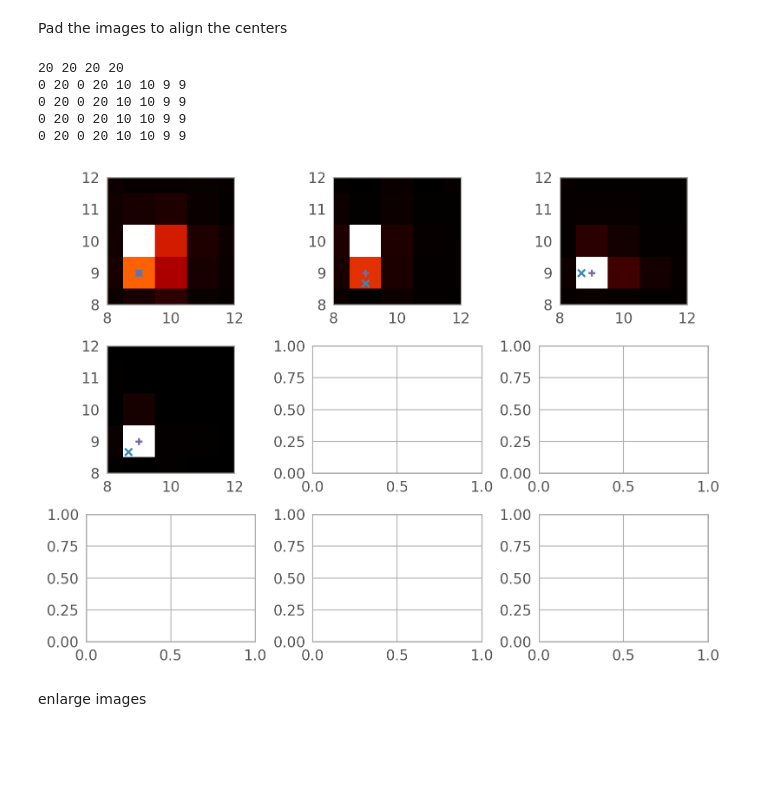
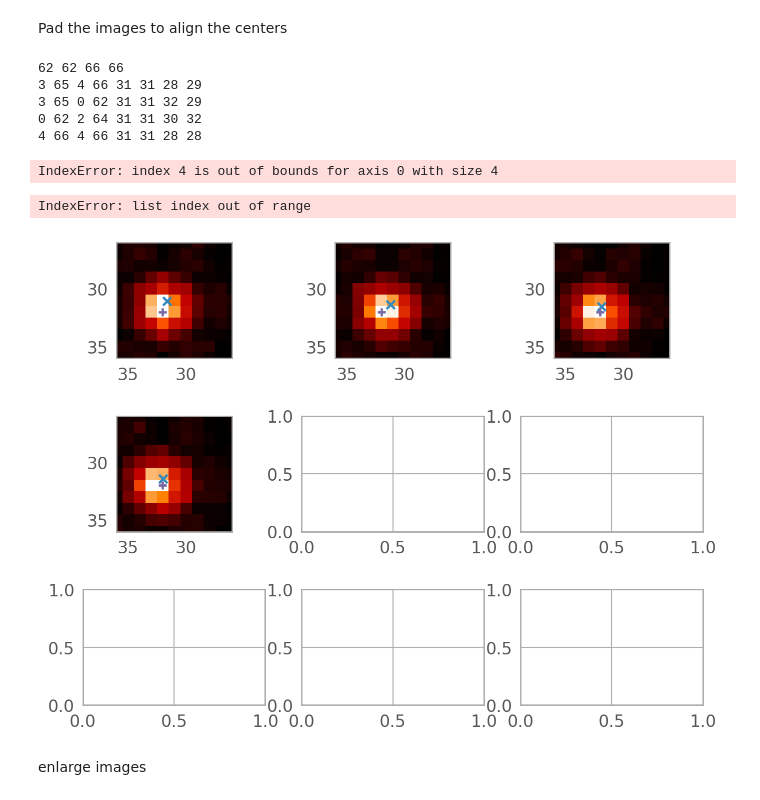
Before and after one commit to Chisen-Lupus/proper-dither, a Jupyter notebook: demo.ipynb, the cells around one changed output. Drawn from its saved outputs; the diff is of its cells as text; code cells hidden in the pictures; blank space fills up the shorter version.

```diff
--- a/demo.ipynb
+++ b/demo.ipynb
@@ -364,14 +318,18 @@ for i in range(9):
     with fits.open(cutout_paths[i]) as hdul:
         data = hdul[1].data
     mean, median, std = sigma_clipped_stats(data, sigma=3.0)
-    daofind = DAOStarFinder(fwhm=3.0, threshold=5.0*std)
+    daofind = DAOStarFinder(fwhm=3.0, threshold=20.0*std)
     sources = daofind(data - median)
-    source = sources[sources['flux']==np.max(sources['flux'])][0]
+    # print(len(sources))
+    distances_to_center = (sources['xcentroid'] - cx)**2 + (sources['ycentroid'] - cy)**2
+    source = sources[distances_to_center==np.min(distances_to_center)][0]
     x = source['xcentroid']
     y = source['ycentroid']
     centroids.append([x, y])
 centroids = np.array(centroids)
 
+centroids = centroids[:4]
+
 centroids
 # %% [output]
 array([[28.096, 28.544],
@@ -387,11 +340,14 @@ array([[28.096, 28.544],
 centroids_floor = np.around(centroids).astype(np.int64)
 centroids_dec = centroids - centroids_floor
 
+centroids_dec -= 0.5
+
 plt.figure(figsize=[4, 4])
 plt.scatter(*centroids_dec.T)
+plt.plot([-0.5, 0.5, 0.5, -0.5, -0.5], [-0.5, -0.5, 0.5, 0.5, -0.5], c='k')
+plt.gca().set_aspect('equal')
 for i in range(9):
     plt.text(centroids_dec[i, 0]-0.1, centroids_dec[i, 1]+0.02, '*'+cutout_paths[i][47:50]+'*.fits')
-plt.plot([-0.5, 0.5, 0.5, -0.5, -0.5], [-0.5, -0.5, 0.5, 0.5, -0.5], c='k')
 # plt.plot([0, 1], [1/3, 1/3], c='k')
 # plt.plot([0, 1], [2/3, 2/3], c='k')
 # plt.plot([1/3, 1/3], [0, 1], c='k')
@@ -443,11 +399,13 @@ plt.plot([-0.5, 0.5, 0.5, -0.5, -0.5], [-0.5, -0.5, 0.5, 0.5, -0.5], c='k')
 # %% [markdown]
 read cutouts
 # %%
-factor = 3
+factor = 2
 
 orig_atlas = []
 for cutout_path in cutout_paths:
     with fits.open(cutout_path) as hdul:
         data = hdul[1].data
         orig_atlas.append(data)
+
+orig_atlas = orig_atlas[:4]
 # %%
@@ -499,7 +457,7 @@ nx_aligned = nx + pad
 ny_aligned = ny + pad
 print(nx, ny, nx_aligned, ny_aligned)
 
-for i in range(factor**2):
+for i in range(9):
     aligned_data = np.zeros((nx_aligned, ny_aligned))
     dx = nx_aligned//2 - centroids_floor[i, 1] - 1
     dy = nx_aligned//2 - centroids_floor[i, 0] - 1
@@ -507,33 +465,35 @@ for i in range(factor**2):
     aligned_data[dx:dx+nx, dy:dy+ny] = orig_atlas[i]
     aligned_atlas.append(aligned_data)
 # %% [output]
-20 20 20 20
-0 20 0 20 10 10 9 9
-0 20 0 20 10 10 9 9
-0 20 0 20 10 10 9 9
-0 20 0 20 10 10 9 9
+62 62 66 66
+3 65 4 66 31 31 28 29
+3 65 0 62 31 31 32 29
+0 62 2 64 31 31 30 32
+4 66 4 66 31 31 28 28
+IndexError: index 4 is out of bounds for axis 0 with size 4
 # %%
 fig, axs = plt.subplots(3, 3)
 axs = axs.flat
 
-for i in range(factor**2):
+for i in range(9):
     data = aligned_atlas[i]
     qso_center = [nx_aligned//2 - 1 + centroids_dec[i, 0],
               ny_aligned//2 - 1 + centroids_dec[i, 1]]
     img_center = [nx_aligned//2 - 1, ny_aligned//2 - 1]
-    axs[i].imshow(data)
+    axs[i].imshow(np.arcsinh(data), vmin=0, vmax=5)
     axs[i].scatter(*qso_center, marker='x')
     axs[i].scatter(*img_center, marker='+')
     # axs[i].set_xlim(30, 35)
     # axs[i].set_ylim(30, 35)
-    axs[i].set_xlim(int(nx/5*2), int(nx/5*3))
-    axs[i].set_ylim(int(ny/5*2), int(ny/5*3))
+    axs[i].set_xlim(int(nx/2)+5, int(nx/2)-5)
+    axs[i].set_ylim(int(ny/2)+5, int(ny/2)-5)
     axs[i].grid(False)
 
 plt.tight_layout()
 plt.show()
 # %% [output]
+IndexError: list index out of range
-[figure, old version]
+[figure, new version]
 # %%
 centroids_large = centroids_dec*factor
 # %% [markdown]
```
Also changed, not shown: parts of 32 cells of this notebook.
